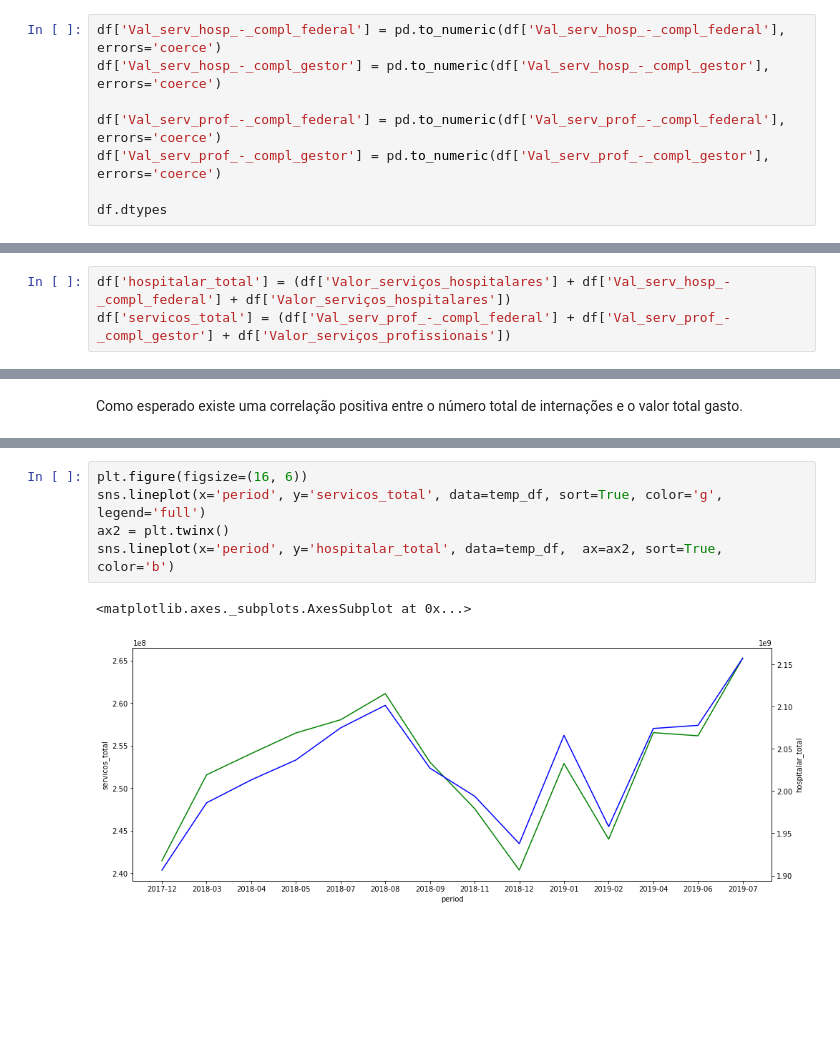
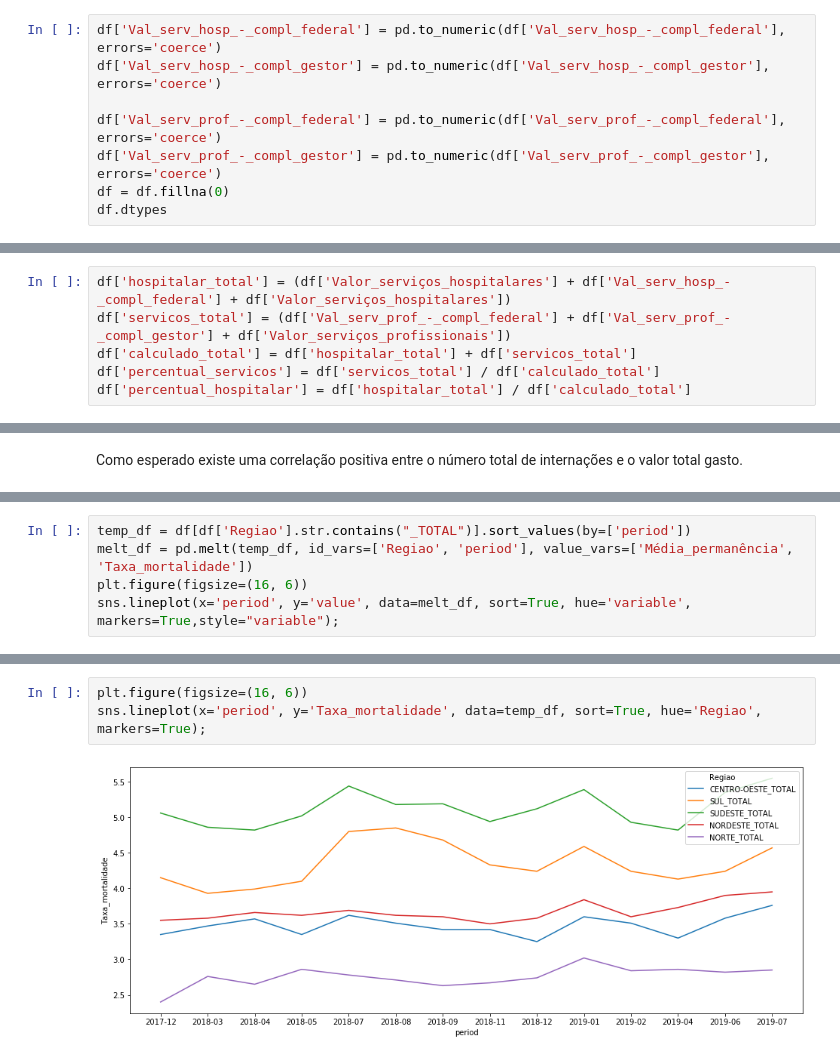
Before and after one commit to leshiota/case_sulamerica, a Jupyter notebook: notebooks/analise.ipynb, the cells around one changed output, grey strips where cells are left out. Saved outputs shown, nothing was run; the diff lists cells and outputs as text; blank space fills up the shorter version.

```diff
--- a/notebooks/analise.ipynb
+++ b/notebooks/analise.ipynb
@@ -55,7 +57,7 @@ df['Val_serv_hosp_-_compl_gestor'] = pd.to_numeric(df['Val_serv_hosp_-_compl_ges
 
 df['Val_serv_prof_-_compl_federal'] = pd.to_numeric(df['Val_serv_prof_-_compl_federal'], errors='coerce')
 df['Val_serv_prof_-_compl_gestor'] = pd.to_numeric(df['Val_serv_prof_-_compl_gestor'], errors='coerce')
-
+df = df.fillna(0)
 df.dtypes
 # %% [output]
 Região/Unidade da Federação       object
@@ -81,6 +80,9 @@ dtype: object
 # %%
 df['hospitalar_total'] = (df['Valor_serviços_hospitalares'] + df['Val_serv_hosp_-_compl_federal'] + df['Valor_serviços_hospitalares'])
 df['servicos_total'] = (df['Val_serv_prof_-_compl_federal'] + df['Val_serv_prof_-_compl_gestor'] + df['Valor_serviços_profissionais'])
+df['calculado_total'] = df['hospitalar_total'] + df['servicos_total']
+df['percentual_servicos'] = df['servicos_total'] / df['calculado_total']
+df['percentual_hospitalar'] = df['hospitalar_total'] / df['calculado_total']
 # %% [markdown]
 # EDA
 
@@ -153,0 +164,5 @@ A taxa de mortalidade aparentemente vem crescendo levemente. É interessante obs
+# %%
+temp_df = df[df['Regiao'].str.contains("_TOTAL")].sort_values(by=['period'])
+melt_df = pd.melt(temp_df, id_vars=['Regiao', 'period'], value_vars=['Média_permanência', 'Taxa_mortalidade'])
+plt.figure(figsize=(16, 6))
+sns.lineplot(x='period', y='value', data=melt_df, sort=True, hue='variable', markers=True,style="variable");
@@ -154,8 +171,5 @@ A taxa de mortalidade aparentemente vem crescendo levemente. É interessante obs
 # %%
 plt.figure(figsize=(16, 6))
-sns.lineplot(x='period', y='servicos_total', data=temp_df, sort=True, color='g', legend='full')
-ax2 = plt.twinx()
-sns.lineplot(x='period', y='hospitalar_total', data=temp_df,  ax=ax2, sort=True, color='b')
+sns.lineplot(x='period', y='Taxa_mortalidade', data=temp_df, sort=True, hue='Regiao', markers=True);
 # %% [output]
-<matplotlib.axes._subplots.AxesSubplot at 0x...>
-[figure, old version]
+[figure, new version]
```
Also changed, not shown: parts of 13 cells of this notebook, 3 other files.
